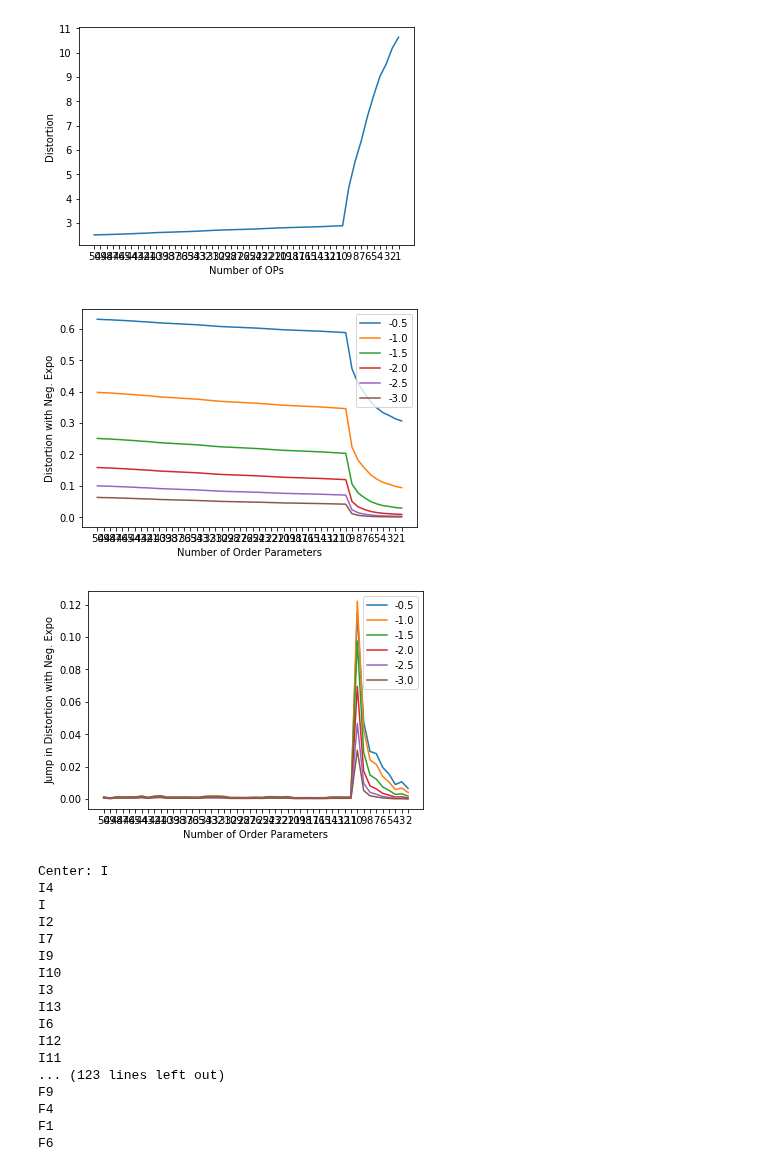
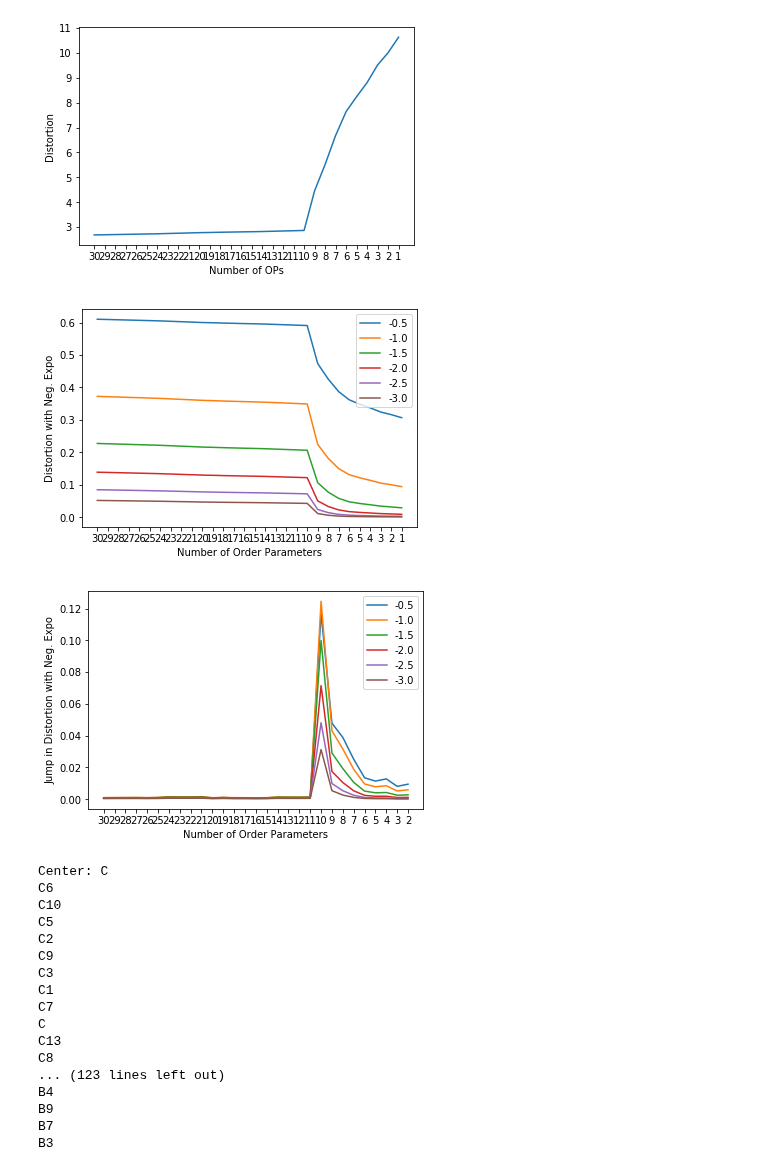
Before and after one commit to tiwarylab/amino, a Jupyter notebook: ModelSystems/model_detailed.ipynb, the cells around one changed output. Saved outputs shown, nothing was run; the diff lists cells and outputs as text; code cells hidden in the pictures.

```diff
--- a/ModelSystems/model_detailed.ipynb
+++ b/ModelSystems/model_detailed.ipynb
@@ -300,9 +300,6 @@ def find_ops(old_ops, max_outputs):
     for i in range(len(str_num_array) - 1):
         jump_num_array.append(str_num_array[i])
 
-    np.save("distortion", jumps)
-    np.save("num_op_array", jump_num_array)
-
     for i in range(len(jumps)):
         plt.plot(jump_num_array, jumps[i], label=str(-0.5 * (i + 1)))
 
@@ -403,28 +400,28 @@ make_OP("H", 10, 3, ten_ops)
 make_OP("I", 14, 3, ten_ops)
 make_OP("J", 10, 2, ten_ops)
 # %%
-final_ten_ops = find_ops(ten_ops, 50)
+final_ten_ops = find_ops(ten_ops, 30)
 # %% [output]
-[figure, old version]
+[figure, new version]
-[figure, old version]
+[figure, new version]
-[figure, old version]
+[figure, new version]
-Center: I
-I4
-I
-I2
-I7
-I9
-I10
-I3
-I13
-I6
-I12
-I11
+Center: C
+C6
+C10
+C5
+C2
+C9
+C3
+C1
+C7
+C
+C13
+C8
 ... (123 lines left out)
-F9
-F4
-F1
-F6
+B4
+B9
+B7
+B3
 # %%
 print("Number of Order Parameters: " + str(len(final_ten_ops)))
 for i in final_ten_ops:
```
Also changed, not shown: parts of 3 cells of this notebook, 3 other files.
